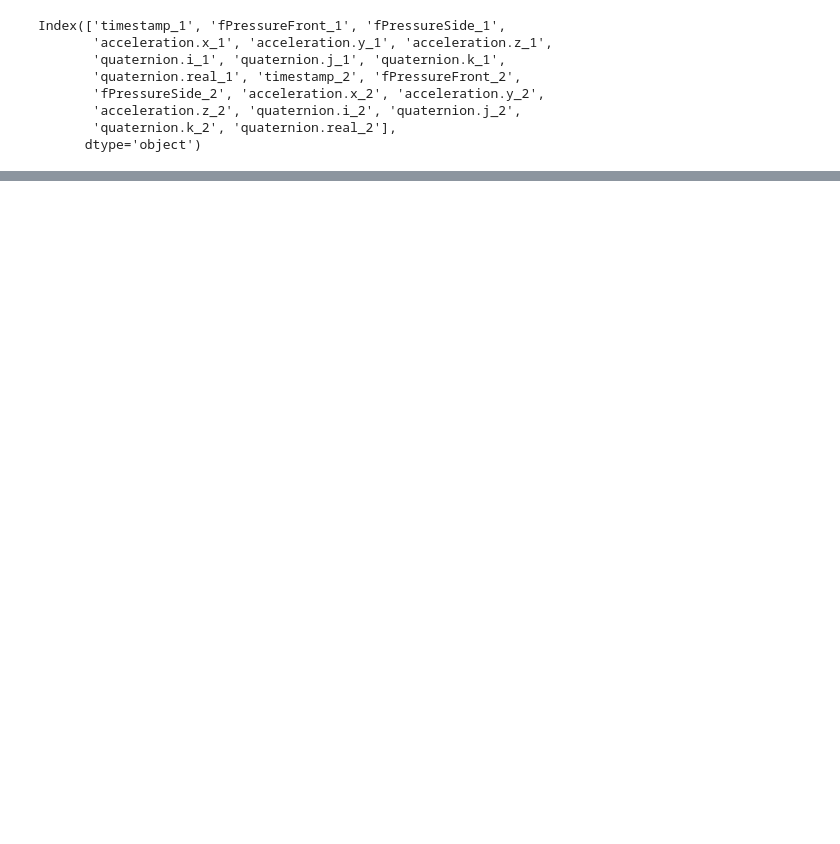
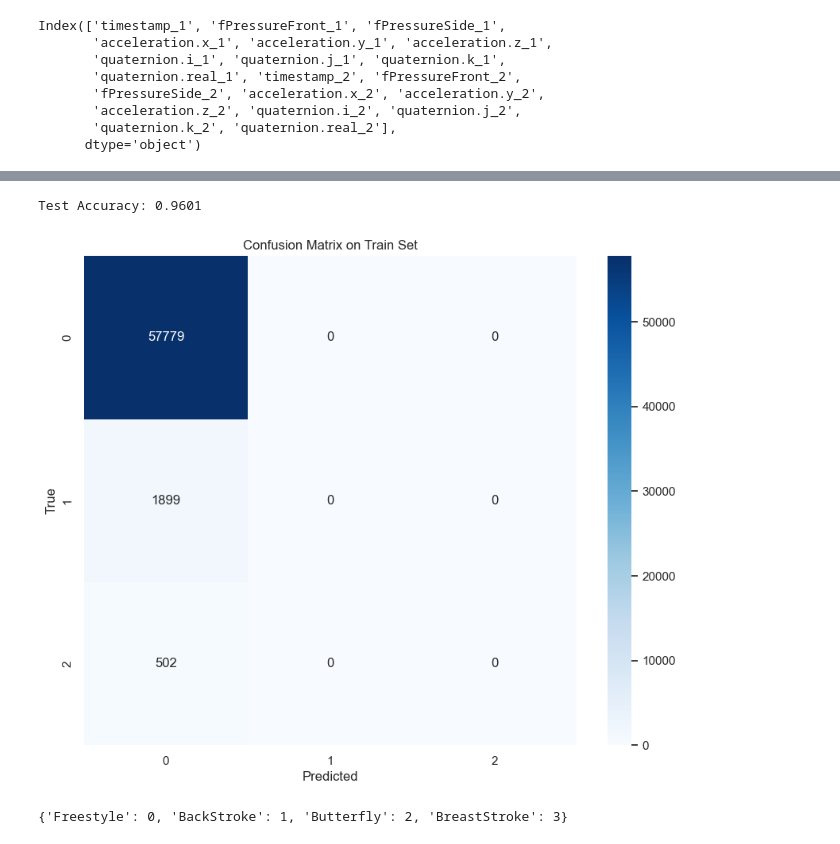
Before and after one commit to Capybarah886/streamlit_eolab, a Jupyter notebook: model_training.ipynb, the cells around one changed output, grey strips where cells are left out. Drawn from its saved outputs; the diff is of its cells as text; code cells hidden in the pictures; blank space fills up the shorter version.

Commit message:
model training workflow added

```diff
--- a/model_training.ipynb
+++ b/model_training.ipynb
@@ -32,5 +47,5 @@ files[:10]
 # %%
-df = pd.read_csv( './combined_2/fe4b58da-4dff-4bad-a37b-75f639b13052.csv')
+df = pd.read_csv( './combined_2/0057f3aa-a1ec-4d6a-9776-846f6e8fd0e4.csv')
 df.columns
 # %% [output]
 Index(['timestamp_1', 'fPressureFront_1', 'fPressureSide_1',
@@ -70,0 +232,44 @@ for file in files:
+# %%
+#test the model on the test set
+total = 0
+correct = 0
+model.eval()  # Switch to evaluation mode
+with torch.no_grad():
+    for inputs, labels in test_loader:
+        outputs = model(inputs)
+        _, predicted = torch.max(outputs.data, 1)
+        total += labels.size(0)
+        correct += (predicted == labels).sum().item()
+
+print(f'Test Accuracy: {(correct/total):.4f}')
+# %% [output]
+Test Accuracy: 0.9601
+# %%
+# show the confusion matrix on the train set
+from sklearn.metrics import confusion_matrix
+import seaborn as sns
+import matplotlib.pyplot as plt
+
+model.eval()  # Switch to evaluation mode
+y_true = []
+y_pred = []
+with torch.no_grad():
+    for inputs, labels in train_loader:
+        outputs = model(inputs)
+        _, predicted = torch.max(outputs.data, 1)
+        y_true.extend(labels.numpy())
+        y_pred.extend(predicted.numpy())
+
+cm = confusion_matrix(y_true, y_pred)
+plt.figure(figsize=(10, 8))
+sns.heatmap(cm, annot=True, fmt='d', cmap='Blues')
+plt.xlabel('Predicted')
+plt.ylabel('True')
+plt.title('Confusion Matrix on Train Set')
+plt.show()
+# %% [output]
+[figure, added]
+# %%
+label_dict
+# %% [output]
+{'Freestyle': 0, 'BackStroke': 1, 'Butterfly': 2, 'BreastStroke': 3}
```
Also changed, not shown: parts of 14 cells of this notebook.
